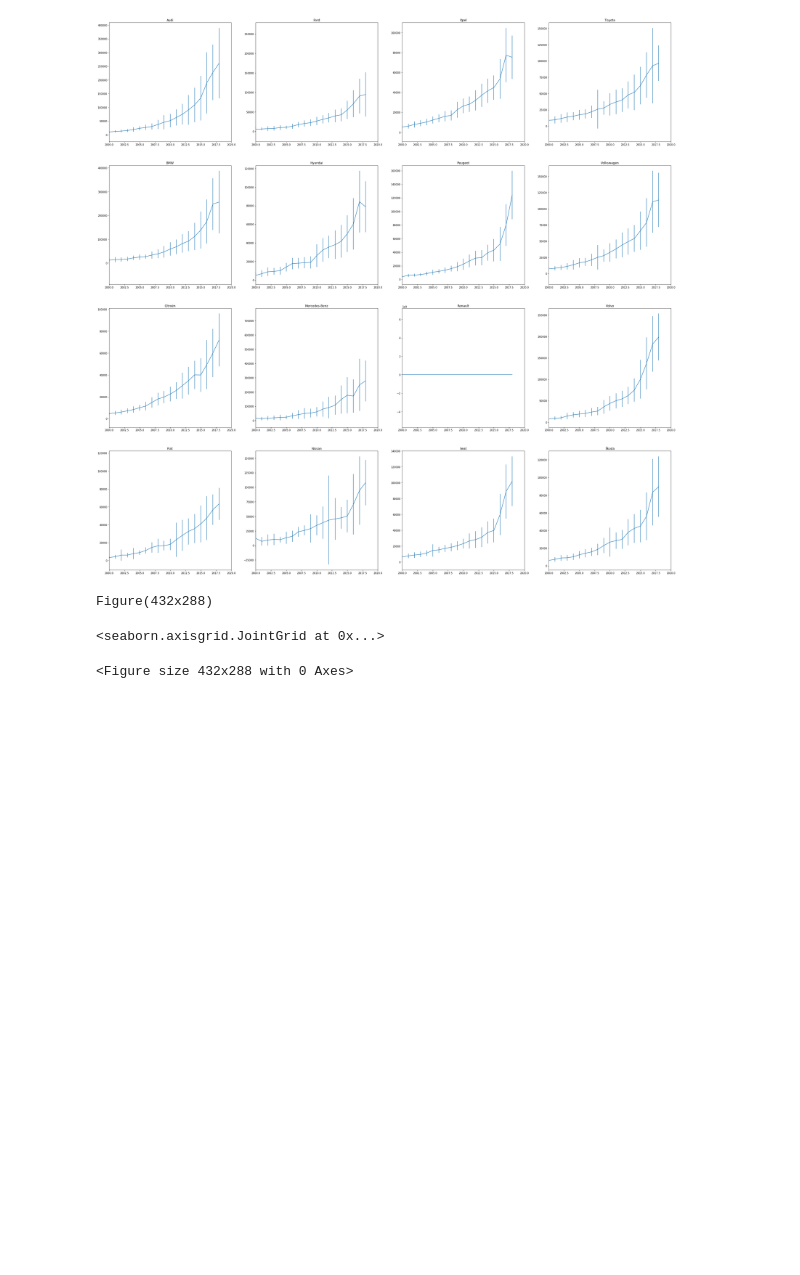
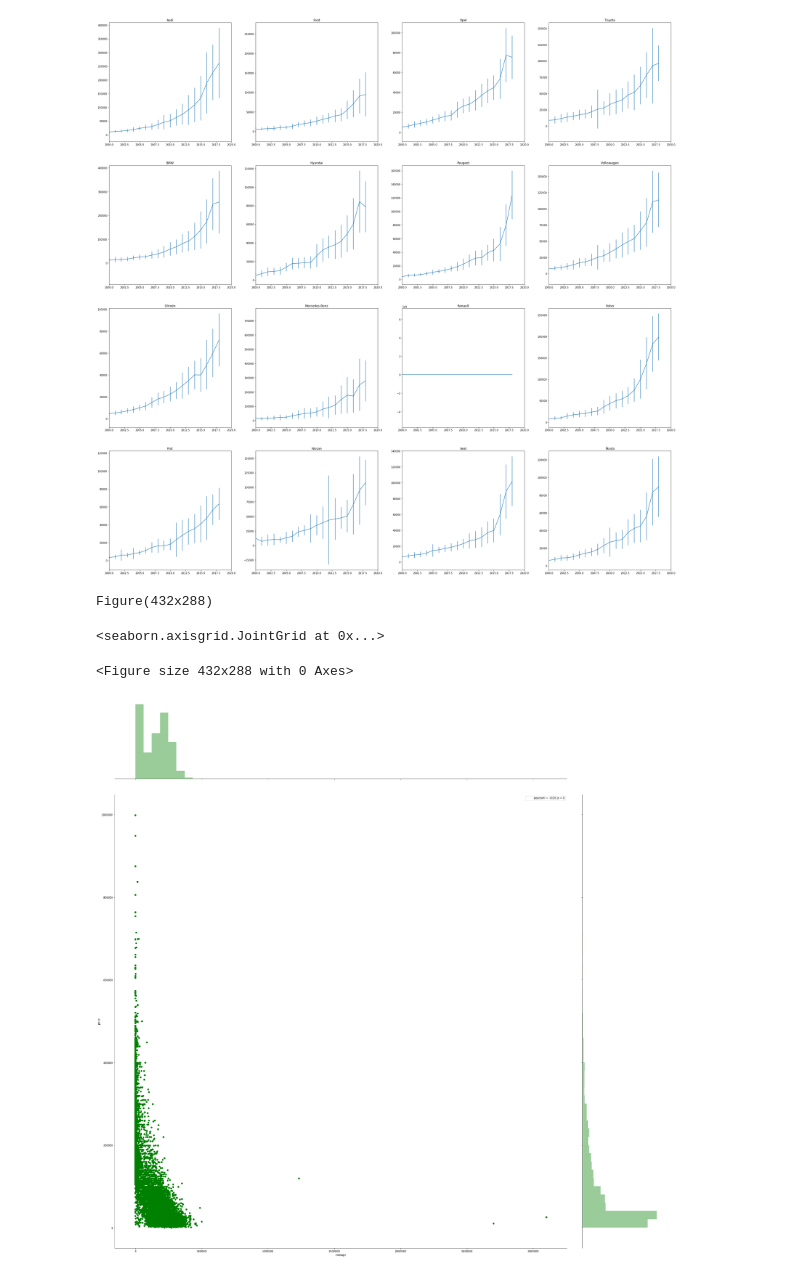
Before and after one commit to pmrukot/data-visualization, a Jupyter notebook: charts-otomoto/otomoto.ipynb, the cells around one changed output. Drawn from its saved outputs; the diff is of its cells as text; code cells hidden in the pictures; blank space fills up the shorter version.

Commit message:
Add seaborn plot

```diff
--- a/charts-otomoto/otomoto.ipynb
+++ b/charts-otomoto/otomoto.ipynb
@@ -92,18 +92,20 @@ for index, (brand, brand_dataframe) in enumerate(final_dataframes.items()):
 # %%
 import seaborn as sns
 
 
 # seaborn.violinplot(ax=ax, data=df, **violin_options)
 # fig = plt.figure()
 print(plt.figure())
 sns.jointplot(
     data=final_dataframes["BMW"],
     x='mileage',
     y='price',
     color='g',
     size=30,
+    kind='scatter'
 )
 # %% [output]
 Figure(432x288)
 <seaborn.axisgrid.JointGrid at 0x...>
 <Figure size 432x288 with 0 Axes>
+[figure, added]
```
